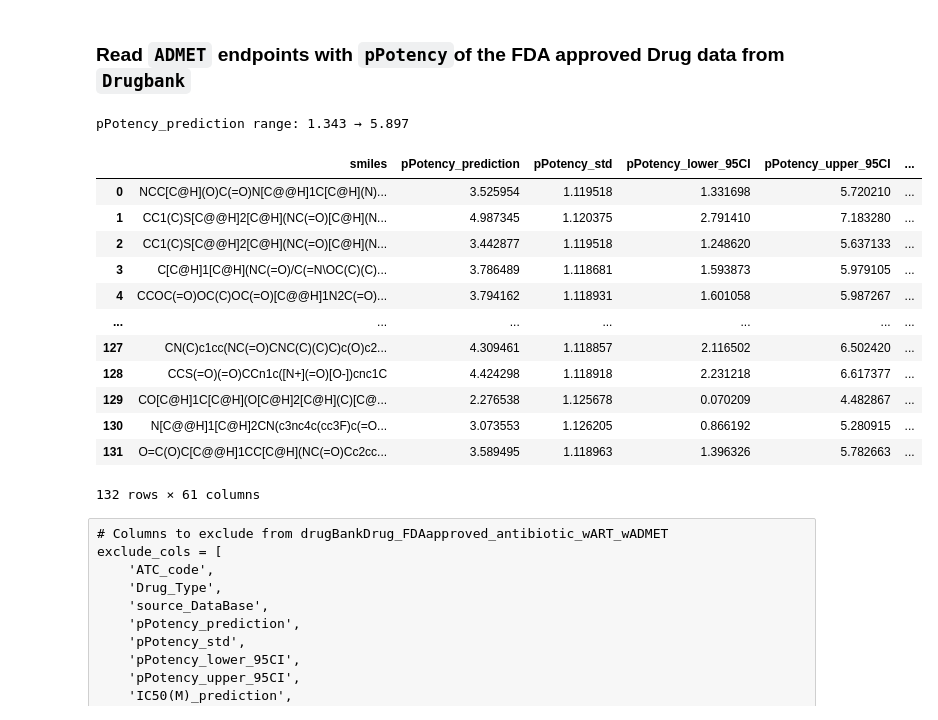
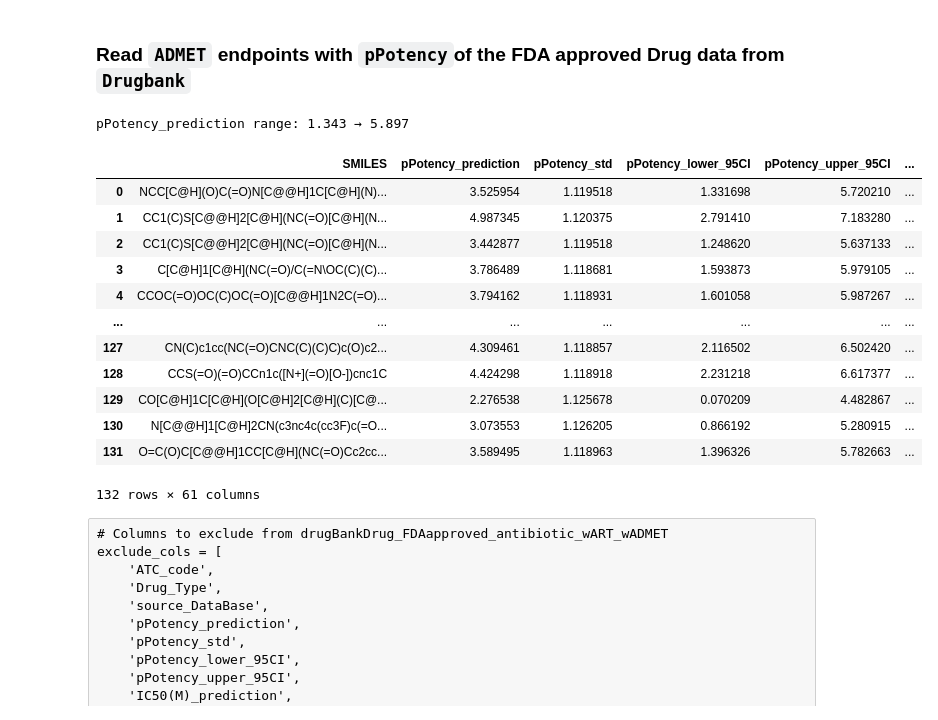
Before and after one commit to soumyadeepghosh35/DTRA_DrugDesign, a Jupyter notebook: DTRA_project_notebooks/Step6_ADMET_BacillusAnthracis.ipynb, the cells around one changed output. Drawn from its saved outputs; the diff is of its cells as text; code cells hidden in the pictures.

```diff
--- a/DTRA_project_notebooks/Step6_ADMET_BacillusAnthracis.ipynb
+++ b/DTRA_project_notebooks/Step6_ADMET_BacillusAnthracis.ipynb
@@ -82,17 +82,18 @@ ADMETLab3_FDAapproved_antibiotic
 ### Read `ADMET` endpoints with `pPotency`of the FDA approved Drug data from `Drugbank`
 # %%
 drugBankDrug_FDAapproved_antibiotic_wART_wADMET = pd.read_csv(saveDir + f'{target_organism}_Drugbnk_FDAapproved_Antibiotic_ARTprediction.csv')
+drugBankDrug_FDAapproved_antibiotic_wART_wADMET = drugBankDrug_FDAapproved_antibiotic_wART_wADMET.rename(columns={'smiles': 'SMILES'})
 # Identify columns that match the string
 matched_cols = drugBankDrug_FDAapproved_antibiotic_wART_wADMET.filter(like='drugbank_approved_percentile').columns
 # Keep everything EXCEPT those columns
 drugBankDrug_FDAapproved_antibiotic_wART_wADMET = drugBankDrug_FDAapproved_antibiotic_wART_wADMET.drop(columns=matched_cols)
 max_val = drugBankDrug_FDAapproved_antibiotic_wART_wADMET['pPotency_prediction'].max()
 min_val = drugBankDrug_FDAapproved_antibiotic_wART_wADMET['pPotency_prediction'].min()
 print(f"pPotency_prediction range: {min_val:.3f} → {max_val:.3f}")
 drugBankDrug_FDAapproved_antibiotic_wART_wADMET
 # %% [output]
 pPotency_prediction range: 1.343 → 5.897
-|  | smiles | pPotency_prediction | pPotency_std | pPotency_lower_95CI | pPotency_upper_95CI | ... |
+|  | SMILES | pPotency_prediction | pPotency_std | pPotency_lower_95CI | pPotency_upper_95CI | ... |
 | 0 | NCC[C@H](O)C(=O)N[C@@H]1C[C@H](N)... | 3.525954 | 1.119518 | 1.331698 | 5.720210 | ... |
 | 1 | CC1(C)S[C@@H]2[C@H](NC(=O)[C@H](N... | 4.987345 | 1.120375 | 2.791410 | 7.183280 | ... |
 | 2 | CC1(C)S[C@@H]2[C@H](NC(=O)[C@H](N... | 3.442877 | 1.119518 | 1.248620 | 5.637133 | ... |
```
Also changed, not shown: parts of 69 cells of this notebook, 1 other file.
